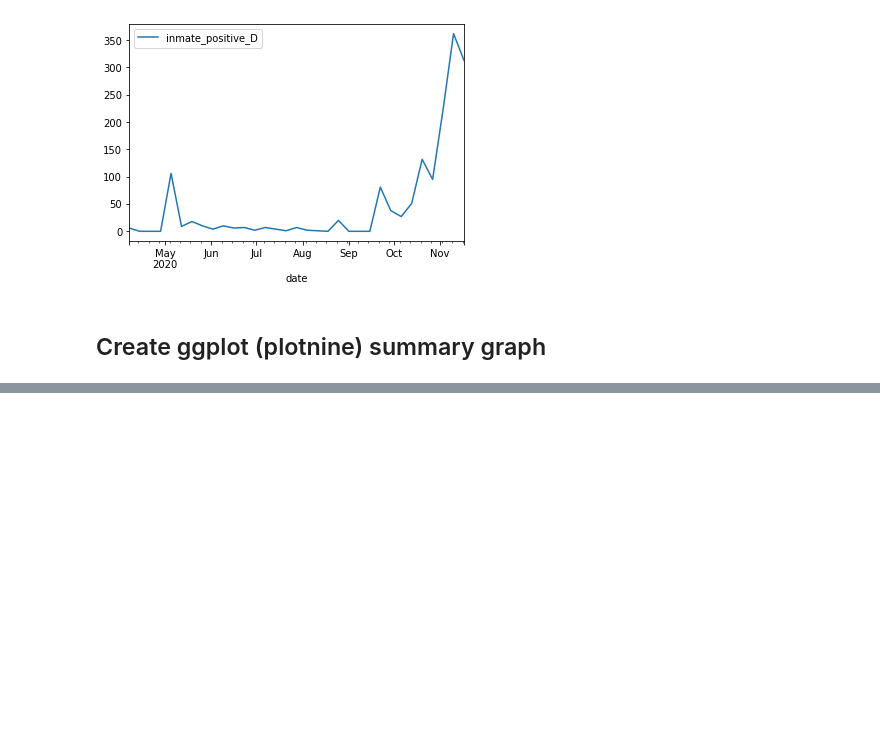
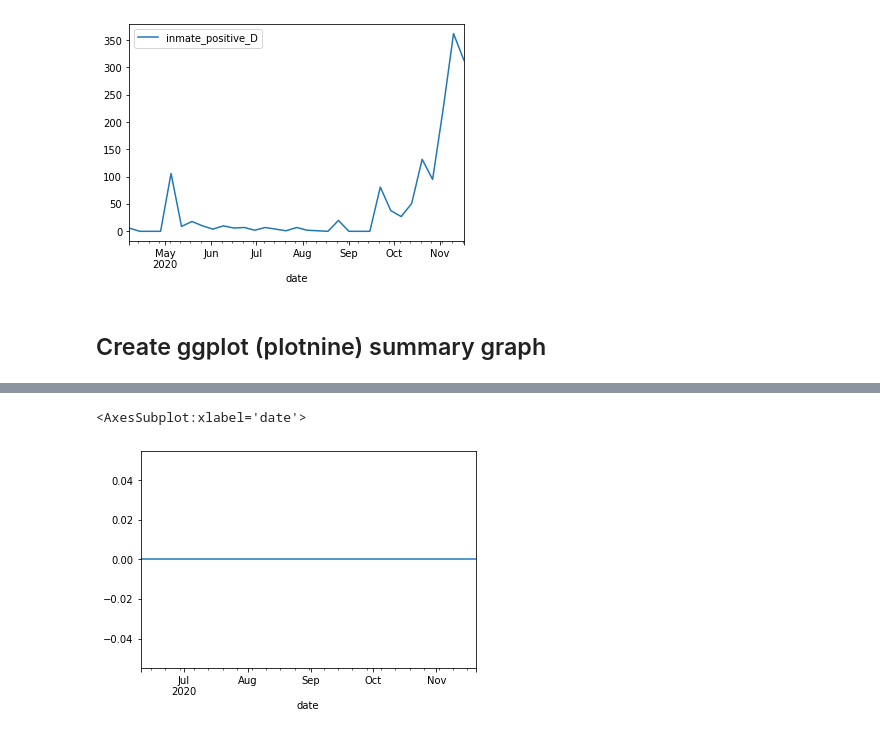
Before and after one commit to jmparelman/PA-SCI_COVID19, a Jupyter notebook: notebooks/plot_DOC_testing_case_data.ipynb, the cells around one changed output, grey strips where cells are left out. Cells and saved outputs as stored; diff of their text form; code cells hidden in the pictures; blank space fills up the shorter version.

```diff
--- a/notebooks/plot_DOC_testing_case_data.ipynb
+++ b/notebooks/plot_DOC_testing_case_data.ipynb
@@ -68,2 +73,7 @@ case_plot
 # %%
 case_plot.save('../img/Covid19_cases_in_PA_SCI.svg')
+# %%
+doc_df[doc_df['SCI']=='Waymart'].resample('D')['inmate_positive_D'].sum().plot()
+# %% [output]
+<AxesSubplot:xlabel='date'>
+[figure, added]
```
Also changed, not shown: parts of 10 cells of this notebook, 2 other files.
